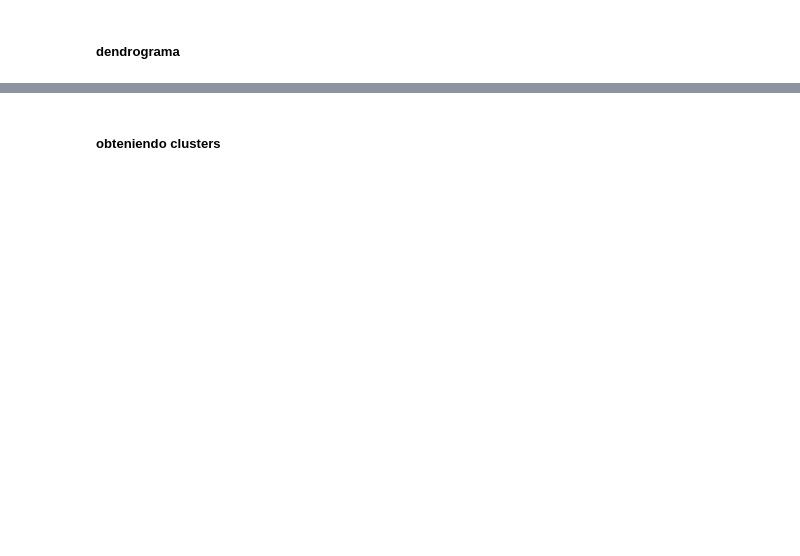
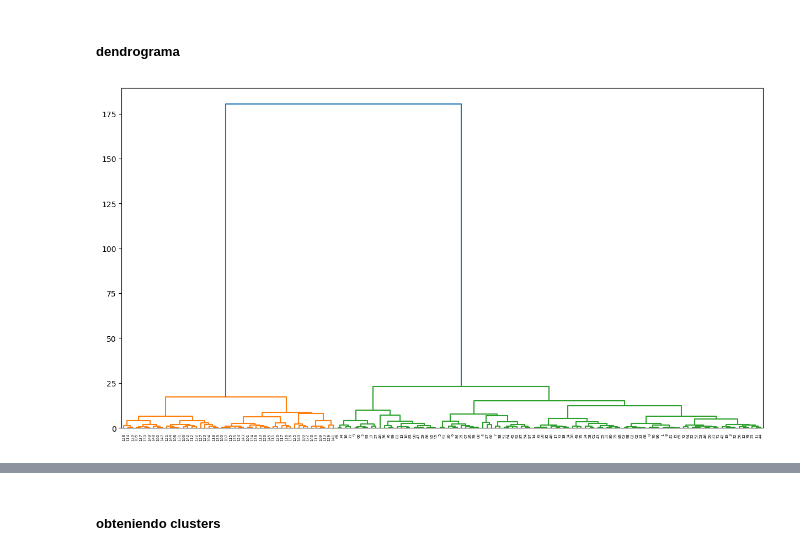
Before and after one commit to Ironhack-Data-Madrid-Octubre-2023/apuntes_clase, a Jupyter notebook: semana_7/4.1 - Intro Unsupervised Learning.ipynb, the cells around one changed output, grey strips where cells are left out. Cells and saved outputs as stored; diff of their text form; code cells hidden in the pictures; blank space fills up the shorter version.

```diff
--- a/semana_7/4.1 - Intro Unsupervised Learning.ipynb
+++ b/semana_7/4.1 - Intro Unsupervised Learning.ipynb
@@ -95,2 +364,10 @@ https://es.wikipedia.org/wiki/M%C3%A9todo_de_Ward
 # %% [markdown]
 ##### dendrograma
+# %%
+plt.figure(figsize=(15, 8))
+
+dendrogram(Z)
+
+plt.show();
+# %% [output]
+[figure, added]
```
Also changed, not shown: parts of 56 cells of this notebook.
